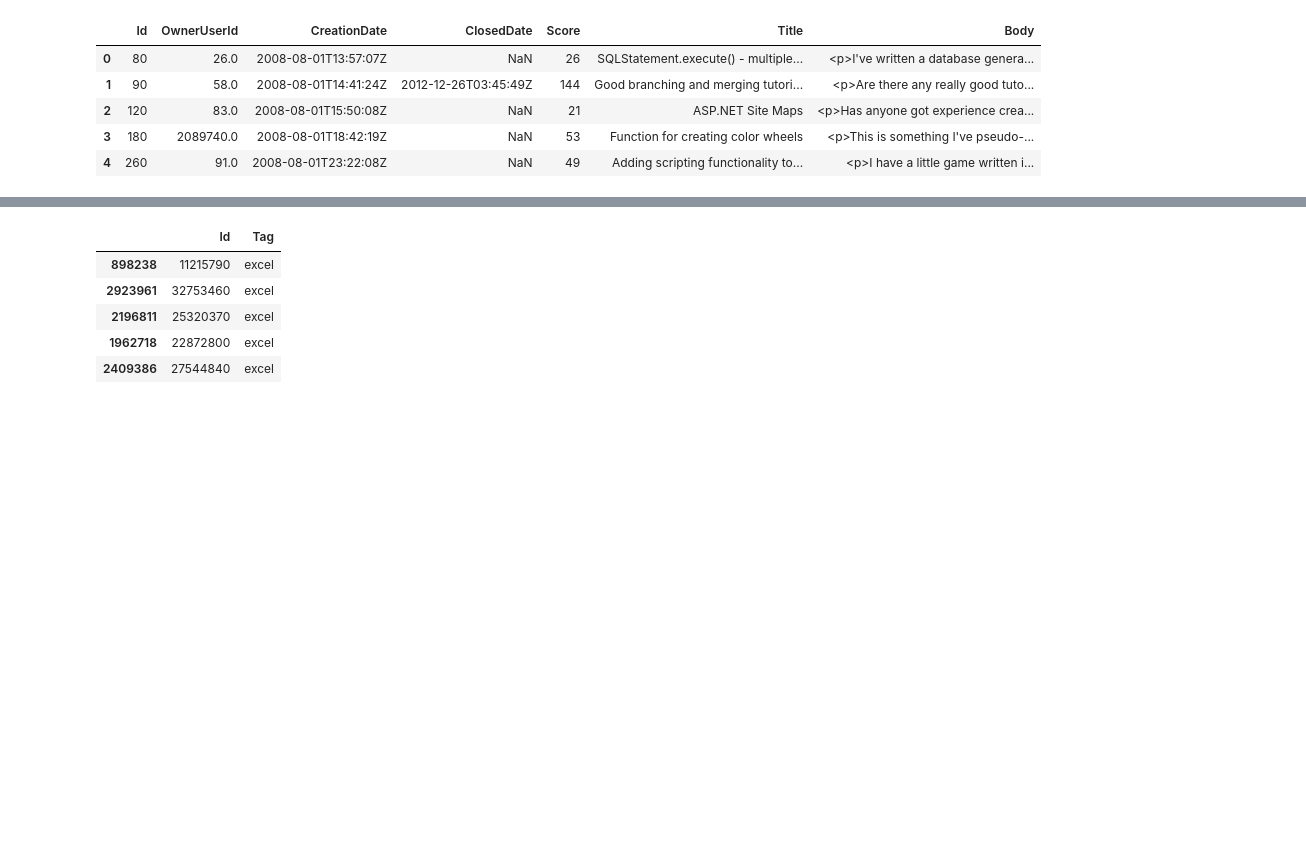
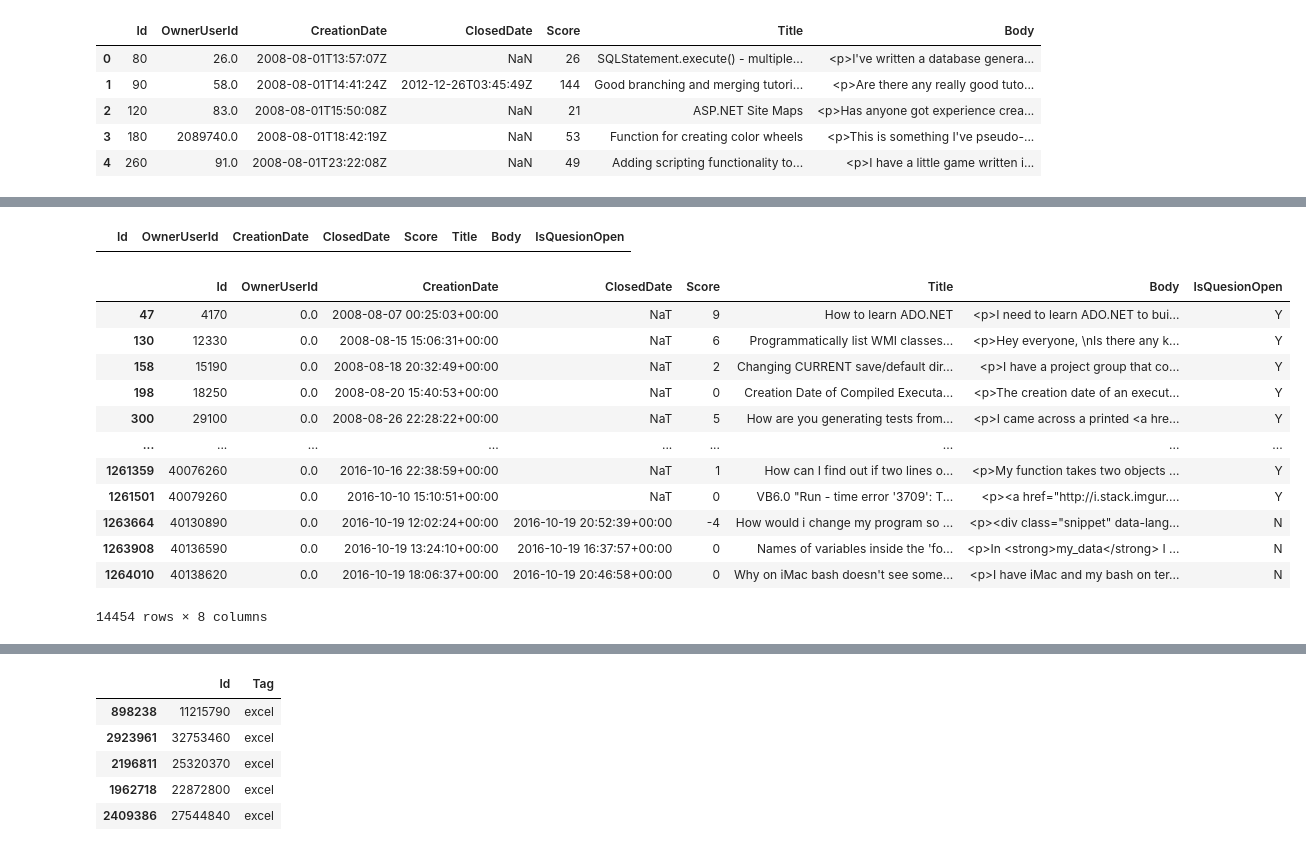
Before and after one commit to KarthikeyanVenkataraman/edastackoverflow, a Jupyter notebook: StackOverFlow_Draft.ipynb, the cells around one changed output, grey strips where cells are left out. Cells and saved outputs as stored; diff of their text form; code cells hidden in the pictures; blank space fills up the shorter version.

```diff
--- a/StackOverFlow_Draft.ipynb
+++ b/StackOverFlow_Draft.ipynb
@@ -130,3 +166,9 @@ inpQues['CreationDate']=pd.to_datetime(inpQues['CreationDate'])
 # %%
 # Convert the ClosedDate into DateTime Object so that we can perform data analysis based on date/time values
 inpQues['ClosedDate']=pd.to_datetime(inpQues['ClosedDate'])
+# %%
+# Before removing the NaN values from OwnerUserId column, impute the value as zero so that we can decide later whether this can be dropped or not
+# Before imputing check if there are any records with OwnerUserId = 0
+inpQues[inpQues.OwnerUserId == 0]
+# %% [output]
+|  | Id | OwnerUserId | CreationDate | ClosedDate | Score | Title | Body | IsQuesionOpen |
@@ -133,2 +178,18 @@ inpQues['ClosedDate']=pd.to_datetime(inpQues['ClosedDate'])
+# %%
+inpQues[inpQues.OwnerUserId == 0]
+# %% [output]
+|  | Id | OwnerUserId | CreationDate | ClosedDate | Score | Title | Body | IsQuesionOpen |
+| 47 | 4170 | 0.0 | 2008-08-07 00:25:03+00:00 | NaT | 9 | How to learn ADO.NET | <p>I need to learn ADO.NET to bui... | Y |
+| 130 | 12330 | 0.0 | 2008-08-15 15:06:31+00:00 | NaT | 6 | Programmatically list WMI classes... | <p>Hey everyone, \nIs there any k... | Y |
+| 158 | 15190 | 0.0 | 2008-08-18 20:32:49+00:00 | NaT | 2 | Changing CURRENT save/default dir... | <p>I have a project group that co... | Y |
+| 198 | 18250 | 0.0 | 2008-08-20 15:40:53+00:00 | NaT | 0 | Creation Date of Compiled Executa... | <p>The creation date of an execut... | Y |
+| 300 | 29100 | 0.0 | 2008-08-26 22:28:22+00:00 | NaT | 5 | How are you generating tests from... | <p>I came across a printed <a hre... | Y |
+| ... | ... | ... | ... | ... | ... | ... | ... | ... |
+| 1261359 | 40076260 | 0.0 | 2016-10-16 22:38:59+00:00 | NaT | 1 | How can I find out if two lines o... | <p>My function takes two objects ... | Y |
+| 1261501 | 40079260 | 0.0 | 2016-10-10 15:10:51+00:00 | NaT | 0 | VB6.0 "Run - time error '3709': T... | <p><a href="http://i.stack.imgur.... | Y |
+| 1263664 | 40130890 | 0.0 | 2016-10-19 12:02:24+00:00 | 2016-10-19 20:52:39+00:00 | -4 | How would i change my program so ... | <p><div class="snippet" data-lang... | N |
+| 1263908 | 40136590 | 0.0 | 2016-10-19 13:24:10+00:00 | 2016-10-19 16:37:57+00:00 | 0 | Names of variables inside the 'fo... | <p>In <strong>my_data</strong> I ... | N |
+| 1264010 | 40138620 | 0.0 | 2016-10-19 18:06:37+00:00 | 2016-10-19 20:46:58+00:00 | 0 | Why on iMac bash doesn't see some... | <p>I have iMac and my bash on ter... | N |
+14454 rows × 8 columns
 # %%
 # Convert the OwnerUserId into int so that it matches with the datatype in the Users dataset
```
Also changed, not shown: parts of 20 cells of this notebook.
